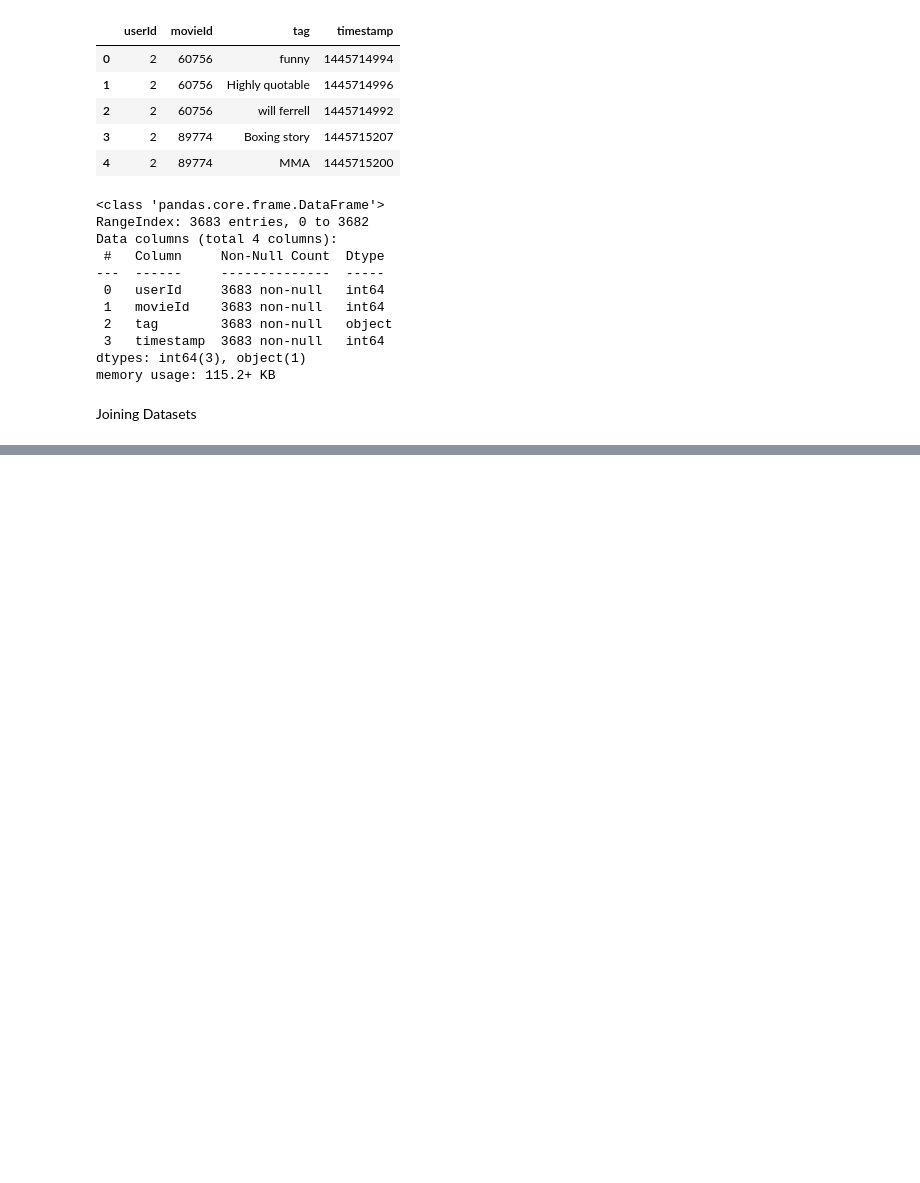
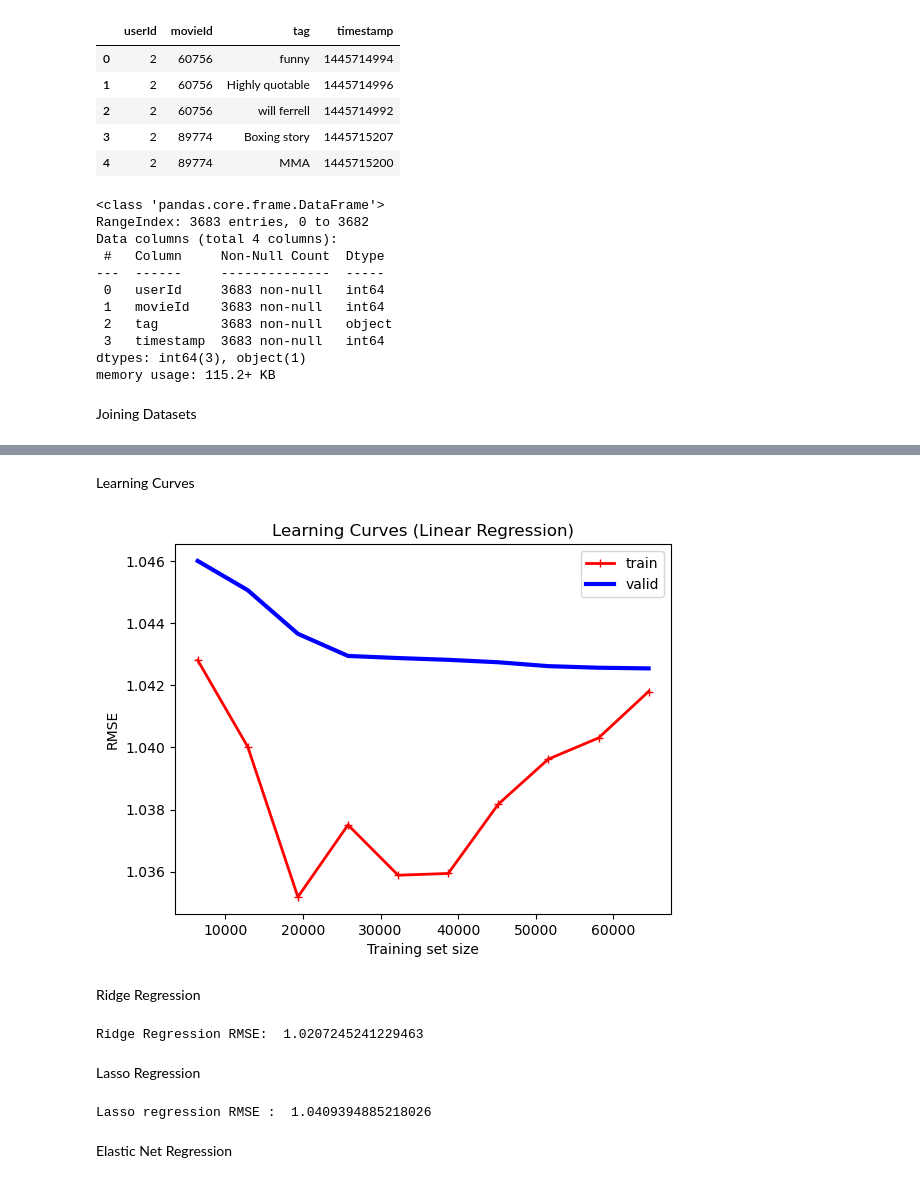
Before and after one commit to Wissem-Sahli-Engineer/Movie-Recommendation-System, a Jupyter notebook: analysis.ipynb, the cells around one changed output, grey strips where cells are left out. Cells and saved outputs as stored; diff of their text form; code cells hidden in the pictures; blank space fills up the shorter version.

```diff
--- a/analysis.ipynb
+++ b/analysis.ipynb
@@ -111,0 +208,17 @@ df.head()
+# %%
+from sklearn.metrics import root_mean_squared_error
+from sklearn.linear_model import LinearRegression
+
+lin_reg = LinearRegression()
+
+lin_reg.fit(X_train_prepared, y_train)
+
+predictions =  lin_reg.predict(X_train_prepared)
+
+print( "Linear Regression RMSE : ", root_mean_squared_error(y_train, predictions))
+
+coeff = pd.DataFrame(lin_reg.coef_.flatten(),
+                    columns = ["weight"],
+                    index = feature_names
+)
+print("\n",coeff.sort_values(by="weight", ascending=False))
@@ -111,0 +243,56 @@ df.head()
+# %% [markdown]
+Learning Curves
+# %%
+from sklearn.model_selection import learning_curve
+
+train_sizes , train_scores , valid_scores = learning_curve(
+    LinearRegression(), X_train_prepared , y_train,
+    train_sizes = np.linspace(0.1,1,10),
+    cv = 5,
+    scoring='neg_mean_squared_error'
+)
+
+train_errors = -train_scores.mean(axis=1)
+valid_errors = -valid_scores.mean(axis=1)
+
+plt.plot(train_sizes, train_errors, "r-+", linewidth=2, label="train")
+plt.plot(train_sizes, valid_errors, "b-", linewidth=3, label="valid")
+plt.legend()
+plt.xlabel("Training set size")
+plt.ylabel("RMSE")
+plt.title("Learning Curves (Linear Regression)")
+plt.show()
+# %% [output]
+[figure, added]
+# %% [markdown]
+Ridge Regression
+# %%
+from sklearn.linear_model import Ridge
+
+ridge_reg = Ridge(alpha=41)
+
+ridge_reg.fit(X_train_prepared , y_train)
+
+ridge_pred = ridge_reg.predict(X_train_prepared)
+
+ridge_rmse = root_mean_squared_error(y_train, ridge_pred)
+
+print("Ridge Regression RMSE: ", ridge_rmse)
+# %% [output]
+Ridge Regression RMSE:  1.0207245241229463
+# %% [markdown]
+Lasso Regression
+# %%
+from sklearn.linear_model import Lasso
+
+lass_reg = Lasso(alpha = 1)
+lass_reg.fit(X_train_prepared,y_train)
+
+lass_pred = lass_reg.predict(X_train_prepared)
+
+lasso_rmse = root_mean_squared_error(lass_pred,y_train)
+print("Lasso regression RMSE : ", lasso_rmse)
+# %% [output]
+Lasso regression RMSE :  1.0409394885218026
+# %% [markdown]
+Elastic Net Regression
```
Also changed, not shown: parts of 17 cells of this notebook, 1 other file.
